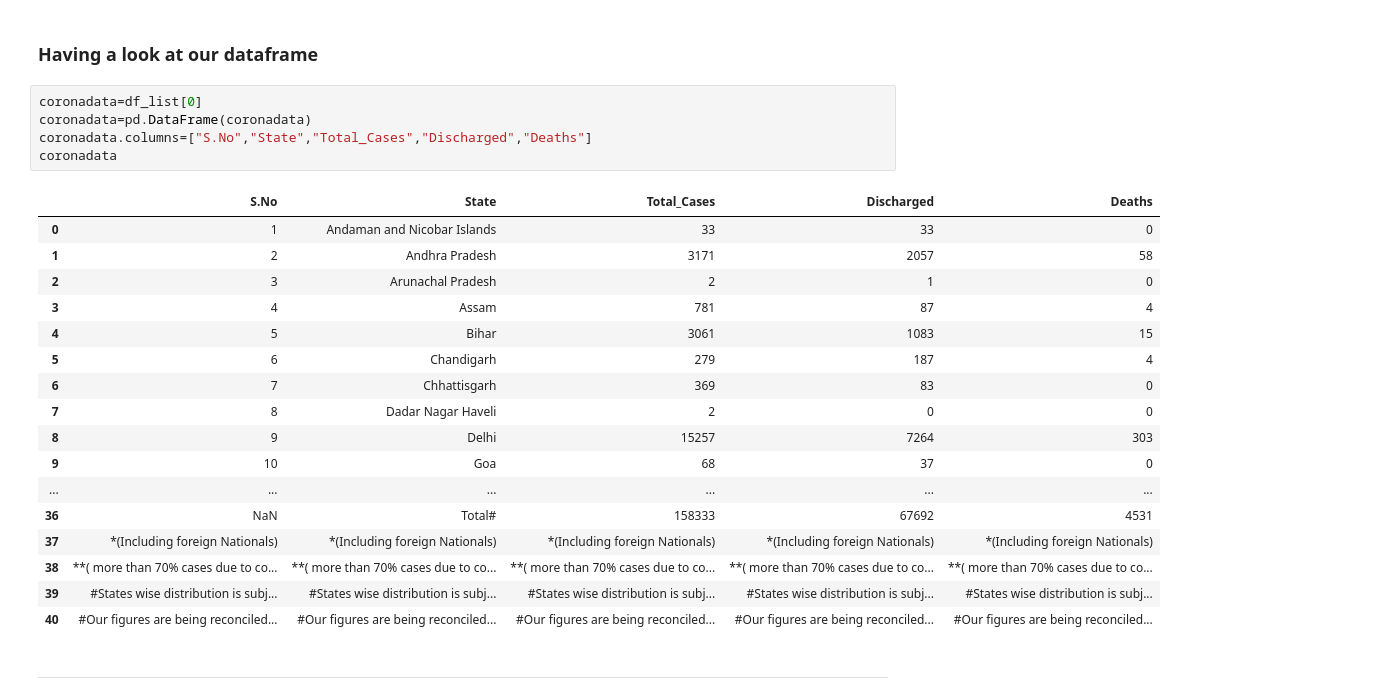
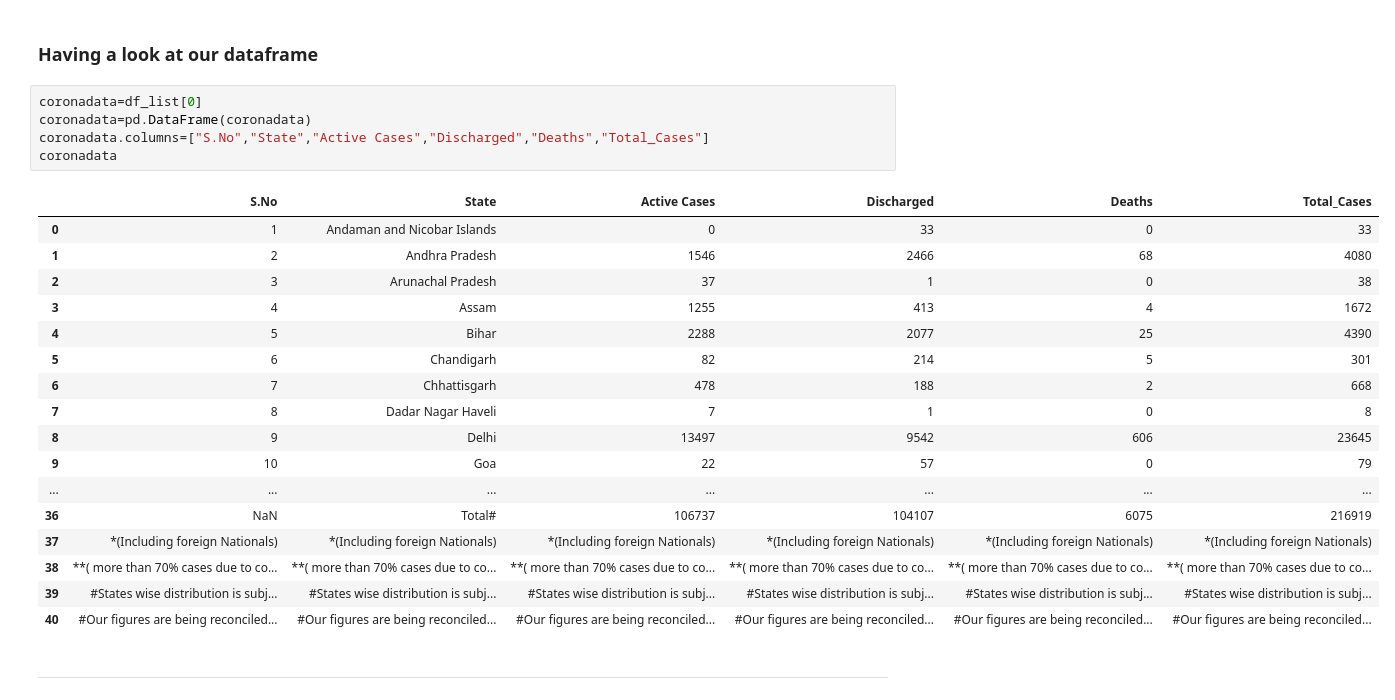
Before and after one commit to Yashb17/COVID-19-INDIA-Analysis, a Jupyter notebook: Covid 19 India Analysis.ipynb, the cells around one changed output. Drawn from its saved outputs; the diff is of its cells as text.

```diff
--- a/Covid 19 India Analysis.ipynb
+++ b/Covid 19 India Analysis.ipynb
@@ -40,26 +40,26 @@ len(df_list)
 # %%
 coronadata=df_list[0]
 coronadata=pd.DataFrame(coronadata)
-coronadata.columns=["S.No","State","Total_Cases","Discharged","Deaths"]
+coronadata.columns=["S.No","State","Active Cases","Discharged","Deaths","Total_Cases"]
 coronadata
 # %% [output]
-|  | S.No | State | Total_Cases | Discharged | Deaths |
-| 0 | 1 | Andaman and Nicobar Islands | 33 | 33 | 0 |
-| 1 | 2 | Andhra Pradesh | 3171 | 2057 | 58 |
-| 2 | 3 | Arunachal Pradesh | 2 | 1 | 0 |
-| 3 | 4 | Assam | 781 | 87 | 4 |
-| 4 | 5 | Bihar | 3061 | 1083 | 15 |
-| 5 | 6 | Chandigarh | 279 | 187 | 4 |
-| 6 | 7 | Chhattisgarh | 369 | 83 | 0 |
-| 7 | 8 | Dadar Nagar Haveli | 2 | 0 | 0 |
-| 8 | 9 | Delhi | 15257 | 7264 | 303 |
-| 9 | 10 | Goa | 68 | 37 | 0 |
-| ... | ... | ... | ... | ... | ... |
-| 36 | NaN | Total# | 158333 | 67692 | 4531 |
-| 37 | *(Including foreign Nationals) | *(Including foreign Nationals) | *(Including foreign Nationals) | *(Including foreign Nationals) | *(Including foreign Nationals) |
-| 38 | **( more than 70% cases due to co... | **( more than 70% cases due to co... | **( more than 70% cases due to co... | **( more than 70% cases due to co... | **( more than 70% cases due to co... |
-| 39 | #States wise distribution is subj... | #States wise distribution is subj... | #States wise distribution is subj... | #States wise distribution is subj... | #States wise distribution is subj... |
-| 40 | #Our figures are being reconciled... | #Our figures are being reconciled... | #Our figures are being reconciled... | #Our figures are being reconciled... | #Our figures are being reconciled... |
+|  | S.No | State | Active Cases | Discharged | Deaths | Total_Cases |
+| 0 | 1 | Andaman and Nicobar Islands | 0 | 33 | 0 | 33 |
+| 1 | 2 | Andhra Pradesh | 1546 | 2466 | 68 | 4080 |
+| 2 | 3 | Arunachal Pradesh | 37 | 1 | 0 | 38 |
+| 3 | 4 | Assam | 1255 | 413 | 4 | 1672 |
+| 4 | 5 | Bihar | 2288 | 2077 | 25 | 4390 |
+| 5 | 6 | Chandigarh | 82 | 214 | 5 | 301 |
+| 6 | 7 | Chhattisgarh | 478 | 188 | 2 | 668 |
+| 7 | 8 | Dadar Nagar Haveli | 7 | 1 | 0 | 8 |
+| 8 | 9 | Delhi | 13497 | 9542 | 606 | 23645 |
+| 9 | 10 | Goa | 22 | 57 | 0 | 79 |
+| ... | ... | ... | ... | ... | ... | ... |
+| 36 | NaN | Total# | 106737 | 104107 | 6075 | 216919 |
+| 37 | *(Including foreign Nationals) | *(Including foreign Nationals) | *(Including foreign Nationals) | *(Including foreign Nationals) | *(Including foreign Nationals) | *(Including foreign Nationals) |
+| 38 | **( more than 70% cases due to co... | **( more than 70% cases due to co... | **( more than 70% cases due to co... | **( more than 70% cases due to co... | **( more than 70% cases due to co... | **( more than 70% cases due to co... |
+| 39 | #States wise distribution is subj... | #States wise distribution is subj... | #States wise distribution is subj... | #States wise distribution is subj... | #States wise distribution is subj... | #States wise distribution is subj... |
+| 40 | #Our figures are being reconciled... | #Our figures are being reconciled... | #Our figures are being reconciled... | #Our figures are being reconciled... | #Our figures are being reconciled... | #Our figures are being reconciled... |
 # %% [markdown]
 ________
 # %% [markdown]
```
Also changed, not shown: parts of 13 cells of this notebook.
